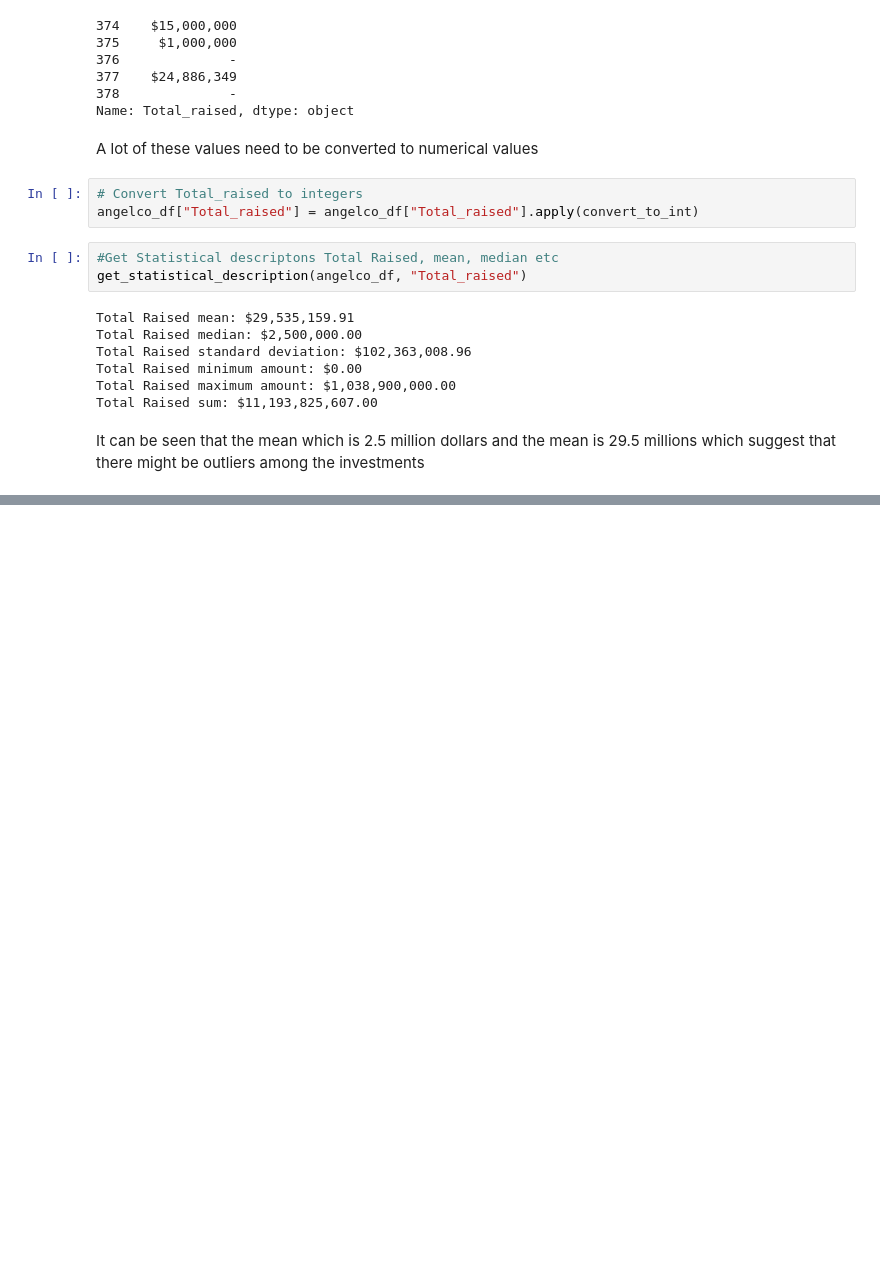
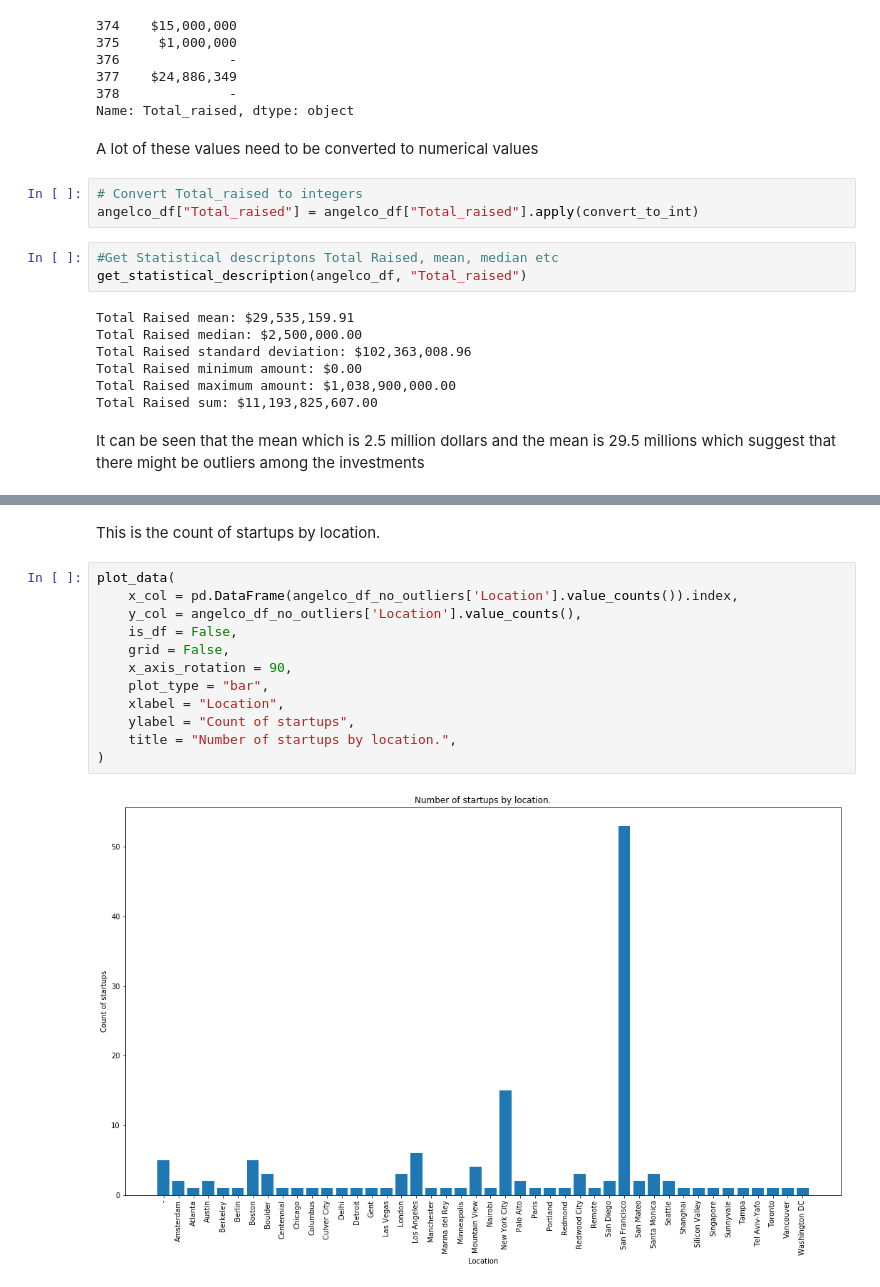
Before and after one commit to edantonio505/research_fail_startups, a Jupyter notebook: Startups Analysis Project.ipynb, the cells around one changed output, grey strips where cells are left out. Saved outputs shown, nothing was run; the diff lists cells and outputs as text; blank space fills up the shorter version.

```diff
--- a/Startups Analysis Project.ipynb
+++ b/Startups Analysis Project.ipynb
@@ -324,0 +448,16 @@ Name: Total_raised, Length: 379, dtype: float64
+# %% [markdown]
+<p>This is the count of startups by location. </p>
+# %%
+plot_data(
+    x_col = pd.DataFrame(angelco_df_no_outliers['Location'].value_counts()).index,
+    y_col = angelco_df_no_outliers['Location'].value_counts(),
+    is_df = False,
+    grid = False,
+    x_axis_rotation = 90,
+    plot_type = "bar",
+    xlabel = "Location",
+    ylabel = "Count of startups",
+    title = "Number of startups by location.",
+)
+# %% [output]
+[figure, added]
```
Also changed, not shown: parts of 20 cells of this notebook.
